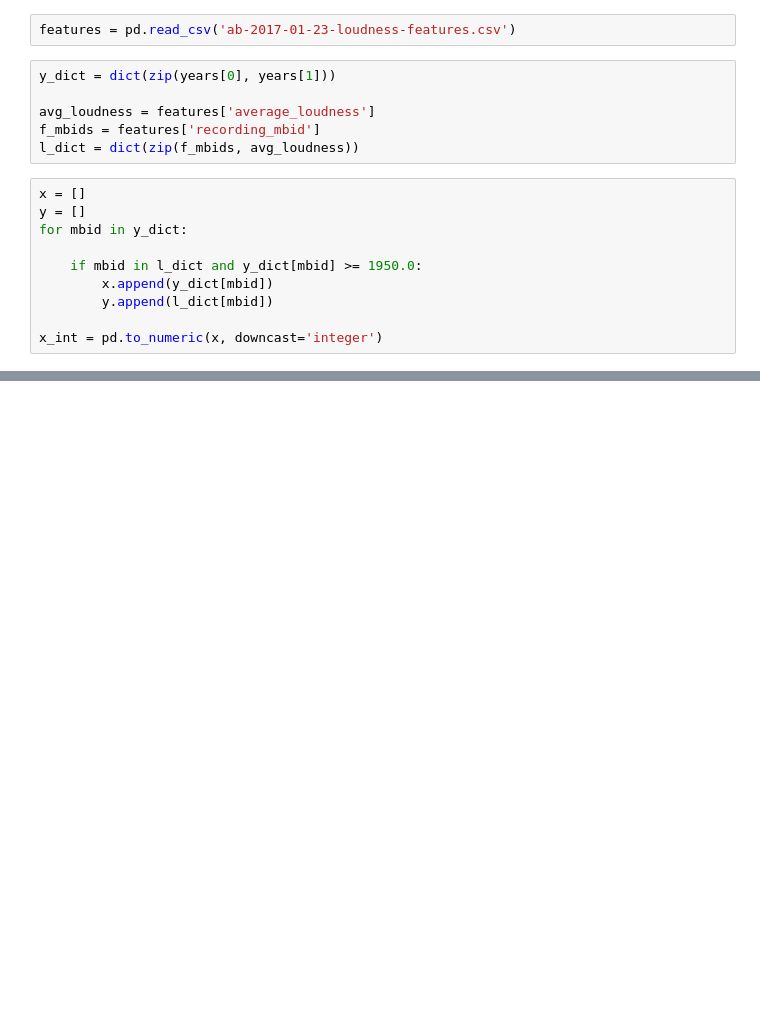
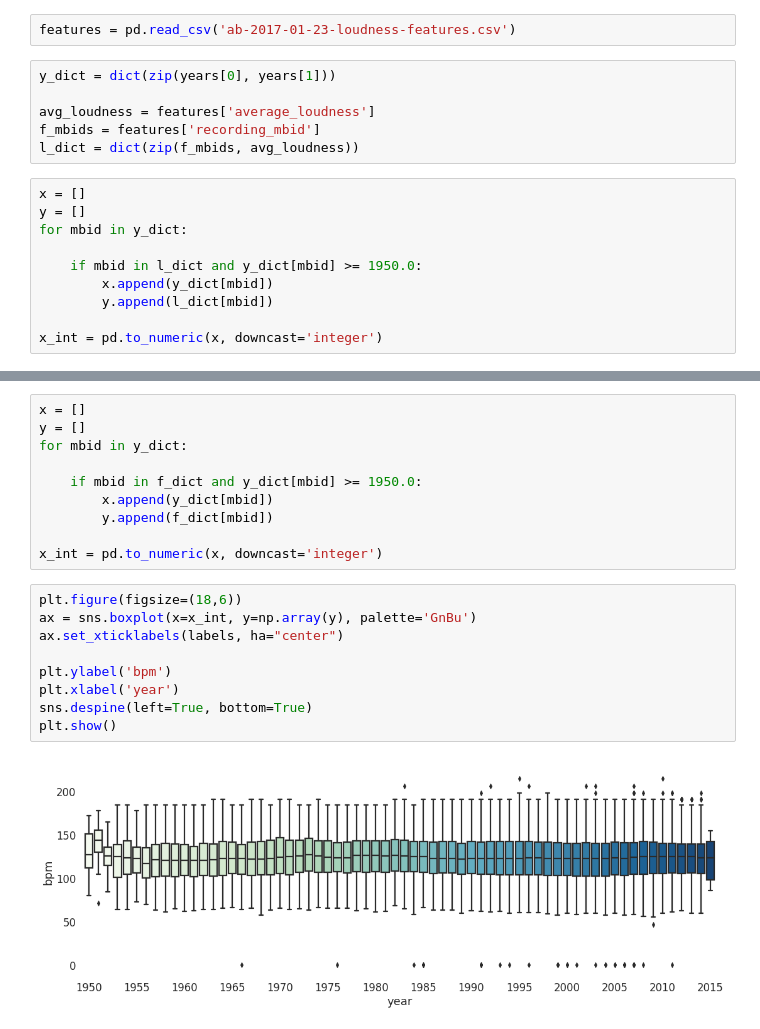
Before and after one commit to MTG/acousticbrainz-labs, a Jupyter notebook: data-analysis/Features-Year Graphs.ipynb, the cells around one changed output, grey strips where cells are left out. Drawn from its saved outputs; the diff is of its cells as text; blank space fills up the shorter version.

```diff
--- a/data-analysis/Features-Year Graphs.ipynb
+++ b/data-analysis/Features-Year Graphs.ipynb
@@ -66,0 +84,21 @@ plt.show()
+# %%
+x = []
+y = []
+for mbid in y_dict:
+
+    if mbid in f_dict and y_dict[mbid] >= 1950.0:
+        x.append(y_dict[mbid])
+        y.append(f_dict[mbid])
+
+x_int = pd.to_numeric(x, downcast='integer')
+# %%
+plt.figure(figsize=(18,6))
+ax = sns.boxplot(x=x_int, y=np.array(y), palette='GnBu')
+ax.set_xticklabels(labels, ha="center")
+
+plt.ylabel('bpm')
+plt.xlabel('year')
+sns.despine(left=True, bottom=True)
+plt.show()
+# %% [output]
+[figure, added]
```
Also changed, not shown: parts of 5 cells of this notebook, 4 other files.
